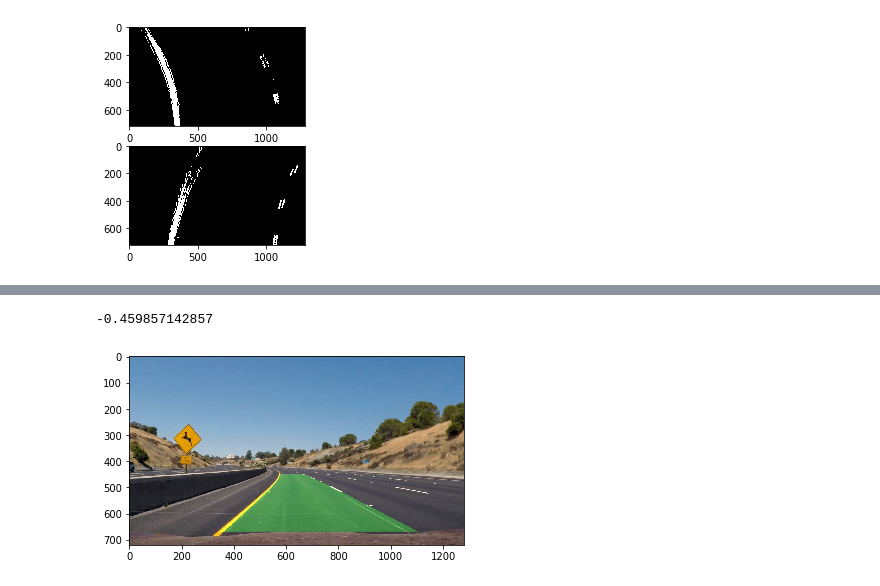
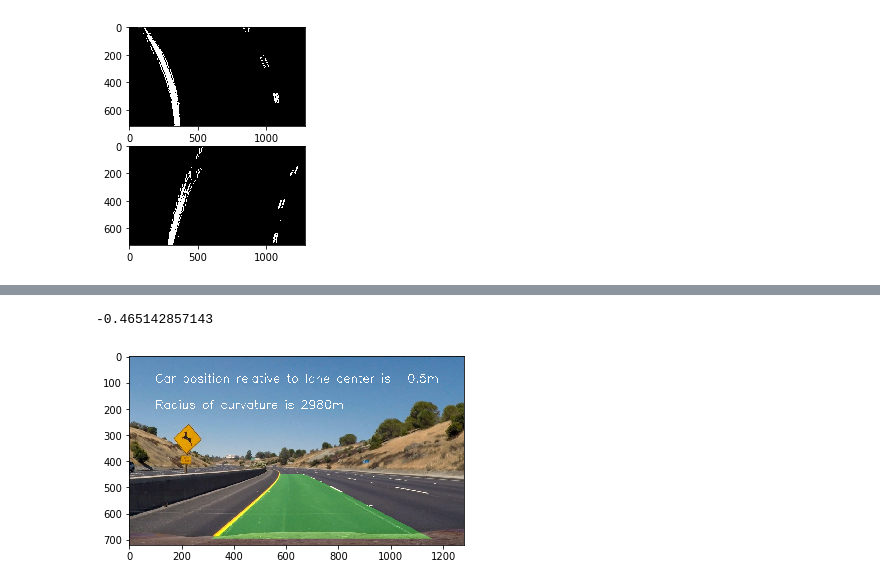
Before and after one commit to jien-cao/udacity_av, a Jupyter notebook: CarND-Advanced-Lane-Lines-master/project2.ipynb, the cells around one changed output, grey strips where cells are left out. Drawn from its saved outputs; the diff is of its cells as text; code cells hidden in the pictures.

```diff
--- a/CarND-Advanced-Lane-Lines-master/project2.ipynb
+++ b/CarND-Advanced-Lane-Lines-master/project2.ipynb
@@ -351,36 +351,47 @@ class Car():
         return self.makeOverlay(image)
     def getCarShift(self):
         return self.shift
     def makeOverlay(self, image):
         left = self.lane.getLine('left')
         right = self.lane.getLine('right')
         ploty = left.y_eval
         left_fitx = np.polyval(left.best_fit, ploty)
         right_fitx = np.polyval(right.best_fit, ploty)
 
         warp_zero = np.zeros((image.shape[0], image.shape[1]),).astype(np.uint8)
         color_warp = np.dstack((warp_zero, warp_zero, warp_zero))
 
         # Recast the x and y points into usable format for cv2.fillPoly()
         pts_left = np.array([np.transpose(np.vstack([left_fitx, ploty]))])
         pts_right = np.array([np.flipud(np.transpose(np.vstack([right_fitx, ploty])))])
         pts = np.hstack((pts_left, pts_right))
 
         # Draw the lane onto the warped blank image
         cv2.fillPoly(color_warp, np.int_([pts]), (0,255, 0))
 
         # Warp the blank back to original image space using inverse perspective matrix (Minv)
         newwarp = self.mounting.reversePerspective(color_warp)
         # Combine the result with the original image
-        return cv2.addWeighted(image, 1, newwarp, 0.3, 0)
+        overlay = cv2.addWeighted(image, 1, newwarp, 0.3, 0)
+
+        font                   = cv2.FONT_HERSHEY_SIMPLEX
+        bottomLeftCornerOfText = (10,500)
+        fontScale              = 1.5
+        fontColor              = (255,255,255)
+        lineType               = 2
+        cv2.putText(overlay,'Car position relative to lane center is {:.1f}m'.format(self.shift),
+            (100, 100), font, fontScale, fontColor, lineType)
+        cv2.putText(overlay,'Radius of curvature is {:.0f}m'.format(self.lane.curvature),
+            (100, 200), font, fontScale, fontColor, lineType)
+        return overlay
 
 image = mpimg.imread("./test_images/test2.jpg")
 my_car = Car(image.shape)
 plt.imshow(my_car.processImage(image))
 print(my_car.getCarShift())
 # %% [output]
--0.459857142857
+-0.465142857143
-[figure, old version]
+[figure, new version]
 # %%
 # Import everything needed to edit/save/watch video clips
 from moviepy.editor import VideoFileClip
```
Also changed, not shown: parts of 5 cells of this notebook, 7 other files.
